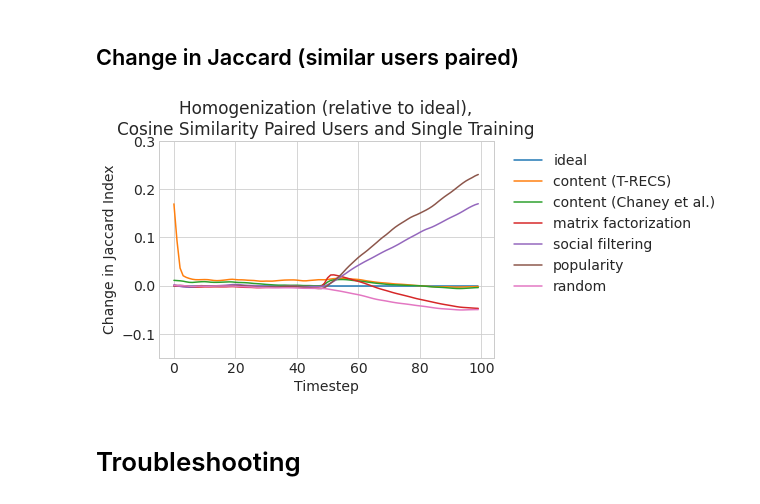
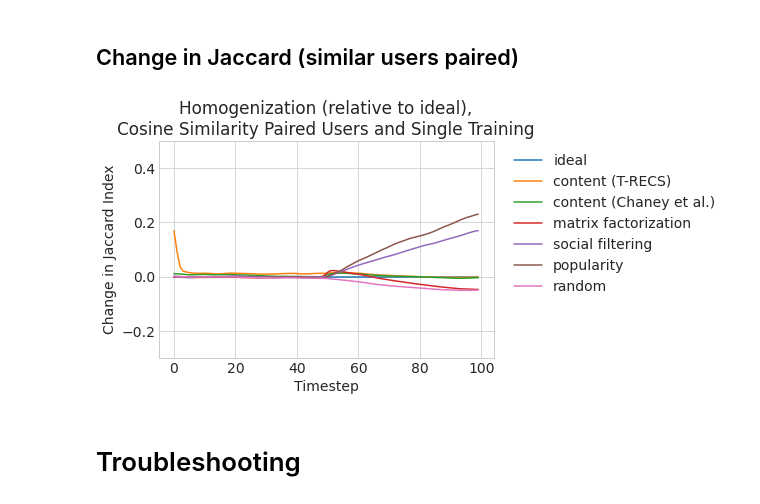
Before and after one commit to sunnymatt/t-recs-experiments, a Jupyter notebook: notebooks/chaney_replication.ipynb, the cells around one changed output. Cells and saved outputs as stored; diff of their text form; code cells hidden in the pictures.

```diff
--- a/notebooks/chaney_replication.ipynb
+++ b/notebooks/chaney_replication.ipynb
@@ -573,14 +573,14 @@ for model_key in model_keys:
 # %%
 for m in model_keys:
     plt.plot(gaussian_filter1d(np.copy(relative_jaccard[m][:200]), sigma=sigma), label=id_to_readable[m])
 plt.ylabel("Change in Jaccard Index")
 plt.xlabel("Timestep")
 plt.legend(facecolor='white', framealpha=1, loc='upper right', bbox_to_anchor=(1.7, 1.0))
 plt.title("Homogenization (relative to ideal),\nCosine Similarity Paired Users and Single Training")
-plt.ylim(-0.15, 0.3)
+plt.ylim(-0.3, 0.5)
 plt.savefig('single_training_sim_pair.pdf', bbox_inches = "tight")
 # %% [output]
-[figure, old version]
+[figure, new version]
 # %% [markdown]
 # Troubleshooting
 # %%
```
